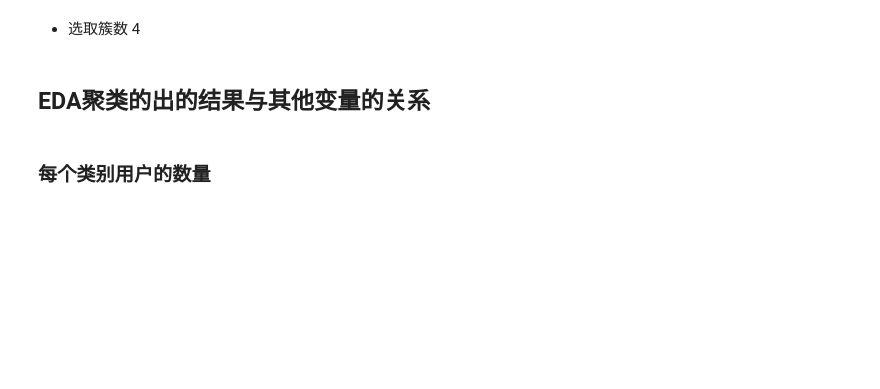
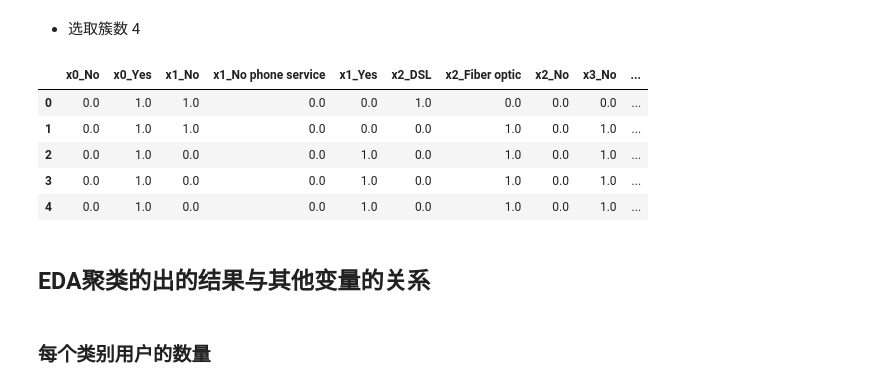
Before and after one commit to YunmaoLeo/Telco_Customer_Churn_Data_Analysis, a Jupyter notebook: code/Data_Clean_EDA.ipynb, the cells around one changed output. Drawn from its saved outputs; the diff is of its cells as text; code cells hidden in the pictures; blank space fills up the shorter version.

```diff
--- a/code/Data_Clean_EDA.ipynb
+++ b/code/Data_Clean_EDA.ipynb
@@ -598,3 +601,12 @@ user_cluster_result['Churn']=telecom_cust['Churn']
+# %%
+user_cluster_result.head()
+# %% [output]
+|  | x0_No | x0_Yes | x1_No | x1_No phone service | x1_Yes | x2_DSL | x2_Fiber optic | x2_No | x3_No | ... |
+| 0 | 0.0 | 1.0 | 1.0 | 0.0 | 0.0 | 1.0 | 0.0 | 0.0 | 0.0 | ... |
+| 1 | 0.0 | 1.0 | 1.0 | 0.0 | 0.0 | 0.0 | 1.0 | 0.0 | 1.0 | ... |
+| 2 | 0.0 | 1.0 | 0.0 | 0.0 | 1.0 | 0.0 | 1.0 | 0.0 | 1.0 | ... |
+| 3 | 0.0 | 1.0 | 0.0 | 0.0 | 1.0 | 0.0 | 1.0 | 0.0 | 1.0 | ... |
+| 4 | 0.0 | 1.0 | 0.0 | 0.0 | 1.0 | 0.0 | 1.0 | 0.0 | 1.0 | ... |
 # %% [markdown]
 ## EDA聚类的出的结果与其他变量的关系
 # %% [markdown]
```
Also changed, not shown: parts of 44 cells of this notebook, 6 other files.
